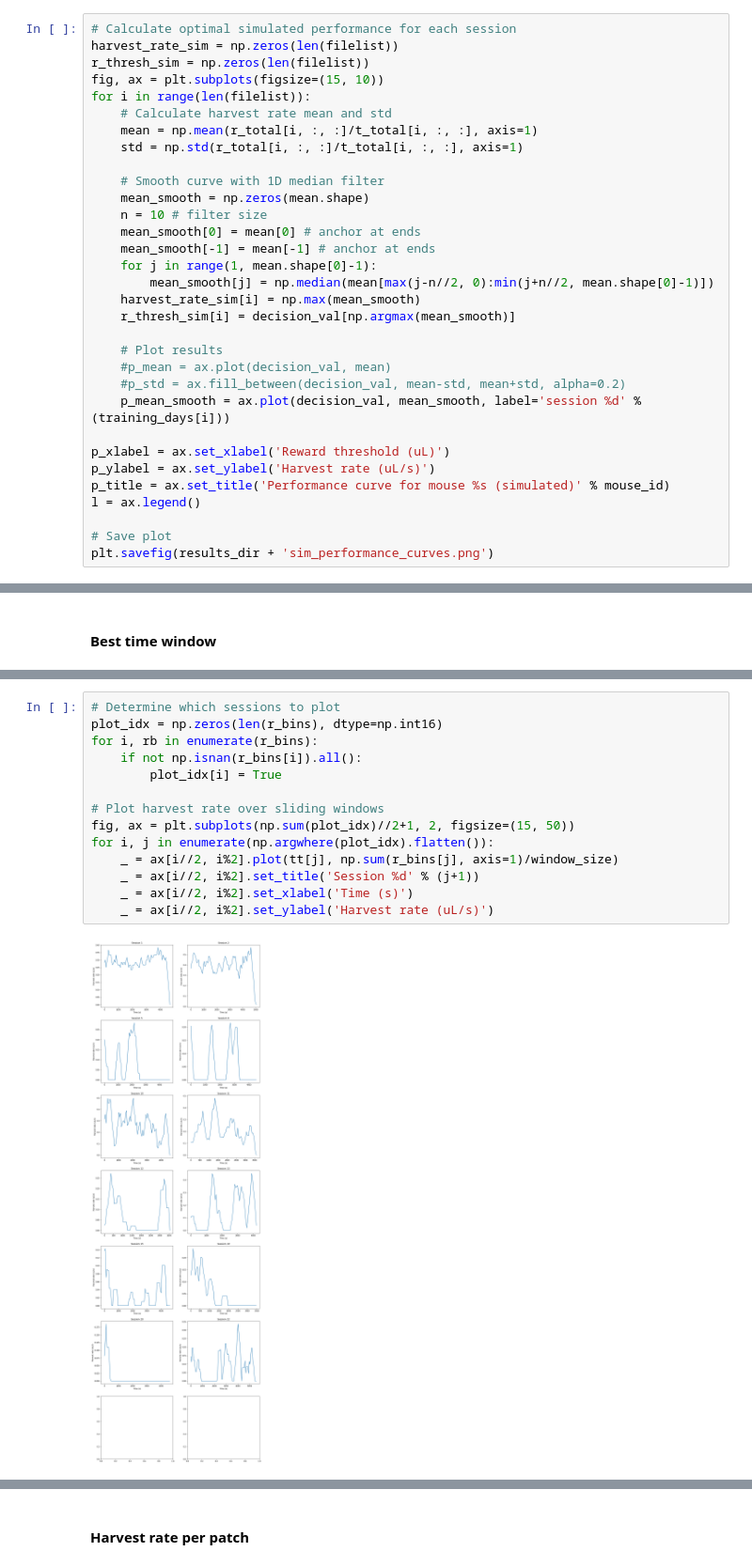
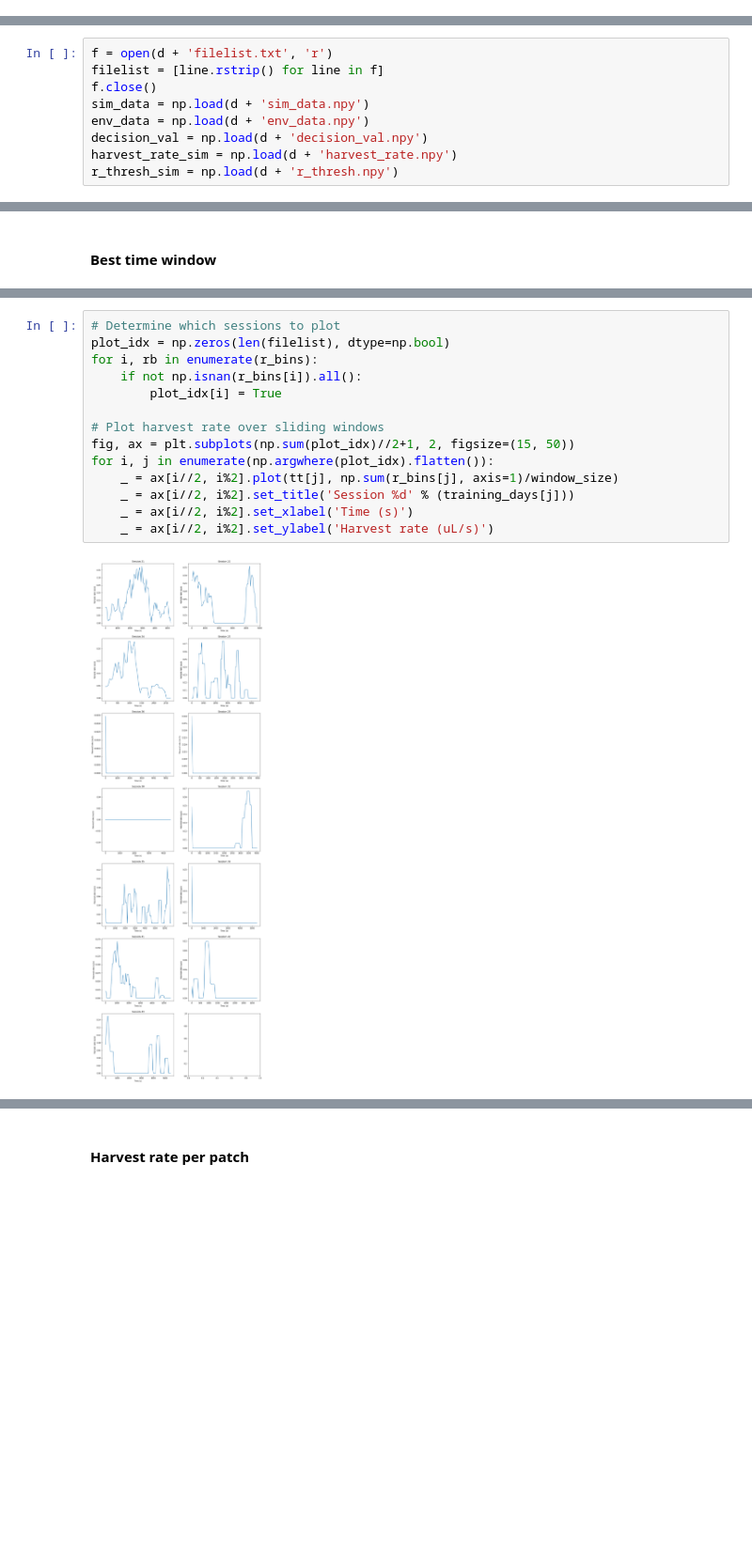
Before and after one commit to jbwebb8/foraging-analysis, a Jupyter notebook: patch_foraging_simulation.ipynb, the cells around one changed output, grey strips where cells are left out. Shown at 94% size. Saved outputs shown, nothing was run; the diff lists cells and outputs as text; blank space fills up the shorter version.

```diff
--- a/patch_foraging_simulation.ipynb
+++ b/patch_foraging_simulation.ipynb
@@ -1016,32 +1268,0 @@ f.close()
-# %%
-# Calculate optimal simulated performance for each session
-harvest_rate_sim = np.zeros(len(filelist))
-r_thresh_sim = np.zeros(len(filelist))
-fig, ax = plt.subplots(figsize=(15, 10))
-for i in range(len(filelist)):
-    # Calculate harvest rate mean and std
-    mean = np.mean(r_total[i, :, :]/t_total[i, :, :], axis=1)
-    std = np.std(r_total[i, :, :]/t_total[i, :, :], axis=1)
-
-    # Smooth curve with 1D median filter
-    mean_smooth = np.zeros(mean.shape)
-    n = 10 # filter size
-    mean_smooth[0] = mean[0] # anchor at ends
-    mean_smooth[-1] = mean[-1] # anchor at ends
-    for j in range(1, mean.shape[0]-1):
-        mean_smooth[j] = np.median(mean[max(j-n//2, 0):min(j+n//2, mean.shape[0]-1)])
-    harvest_rate_sim[i] = np.max(mean_smooth)
-    r_thresh_sim[i] = decision_val[np.argmax(mean_smooth)]
-
-    # Plot results
-    #p_mean = ax.plot(decision_val, mean)
-    #p_std = ax.fill_between(decision_val, mean-std, mean+std, alpha=0.2)
-    p_mean_smooth = ax.plot(decision_val, mean_smooth, label='session %d' % (training_days[i]))
-
-p_xlabel = ax.set_xlabel('Reward threshold (uL)')
-p_ylabel = ax.set_ylabel('Harvest rate (uL/s)')
-p_title = ax.set_title('Performance curve for mouse %s (simulated)' % mouse_id)
-l = ax.legend()
-
-# Save plot
-plt.savefig(results_dir + 'sim_performance_curves.png')
@@ -1054,2 +1269,11 @@ plt.savefig(results_dir + 'sim_performance_curves.png')
+# %%
+f = open(d + 'filelist.txt', 'r')
+filelist = [line.rstrip() for line in f]
+f.close()
+sim_data = np.load(d + 'sim_data.npy')
+env_data = np.load(d + 'env_data.npy')
+decision_val = np.load(d + 'decision_val.npy')
+harvest_rate_sim = np.load(d + 'harvest_rate.npy')
+r_thresh_sim = np.load(d + 'r_thresh.npy')
 # %%
 # Make figure, axes
@@ -1146,16 +1372,16 @@ Skipping file Z:\James\data\ChamberA\9-20-2018\j4z6_d44_2018_09_20_14_40_20.mat:
 # %%
 # Determine which sessions to plot
-plot_idx = np.zeros(len(r_bins), dtype=np.int16)
+plot_idx = np.zeros(len(filelist), dtype=np.bool)
 for i, rb in enumerate(r_bins):
     if not np.isnan(r_bins[i]).all():
         plot_idx[i] = True
 
 # Plot harvest rate over sliding windows
 fig, ax = plt.subplots(np.sum(plot_idx)//2+1, 2, figsize=(15, 50))
 for i, j in enumerate(np.argwhere(plot_idx).flatten()):
     _ = ax[i//2, i%2].plot(tt[j], np.sum(r_bins[j], axis=1)/window_size)
-    _ = ax[i//2, i%2].set_title('Session %d' % (j+1))
+    _ = ax[i//2, i%2].set_title('Session %d' % (training_days[j]))
     _ = ax[i//2, i%2].set_xlabel('Time (s)')
     _ = ax[i//2, i%2].set_ylabel('Harvest rate (uL/s)')
 # %% [output]
-[figure, old version]
+[figure, new version]
```
Also changed, not shown: parts of 112 cells of this notebook.
